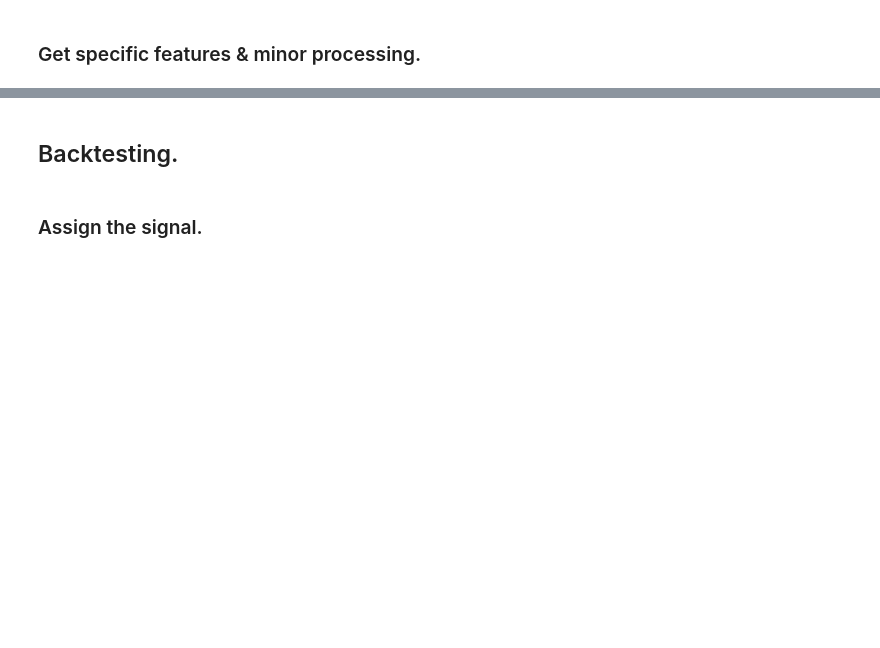
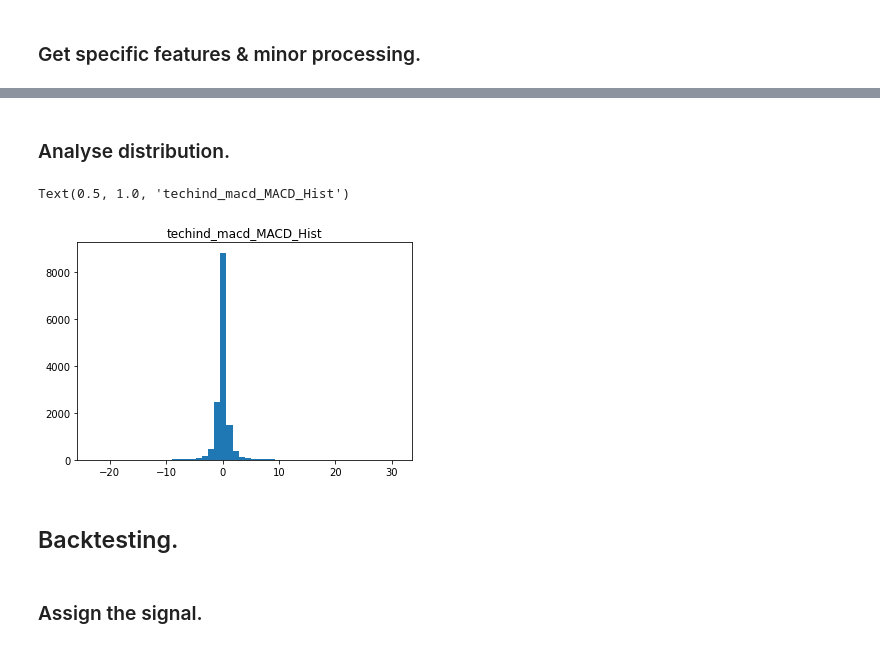
Before and after one commit to lioneltayyd/MADS-CAP, a Jupyter notebook: source/notebooks/backtesting_framework.ipynb, the cells around one changed output, grey strips where cells are left out. Drawn from its saved outputs; the diff is of its cells as text; code cells hidden in the pictures; blank space fills up the shorter version.

```diff
--- a/source/notebooks/backtesting_framework.ipynb
+++ b/source/notebooks/backtesting_framework.ipynb
@@ -153,3 +164,13 @@ df_feature_proc
+# %% [markdown]
+### Analyse distribution.
+# %%
+# Pick the column name to check the distribution.
+targcol = "techind_macd_MACD_Hist"
+plt.hist(x=df_feature_proc.loc[:, targcol], bins=50)
+plt.title(targcol)
+# %% [output]
+Text(0.5, 1.0, 'techind_macd_MACD_Hist')
+[figure, added]
 # %% [markdown]
 ## Backtesting.
 # %% [markdown]
```
Also changed, not shown: parts of 11 cells of this notebook, 1 other file.
